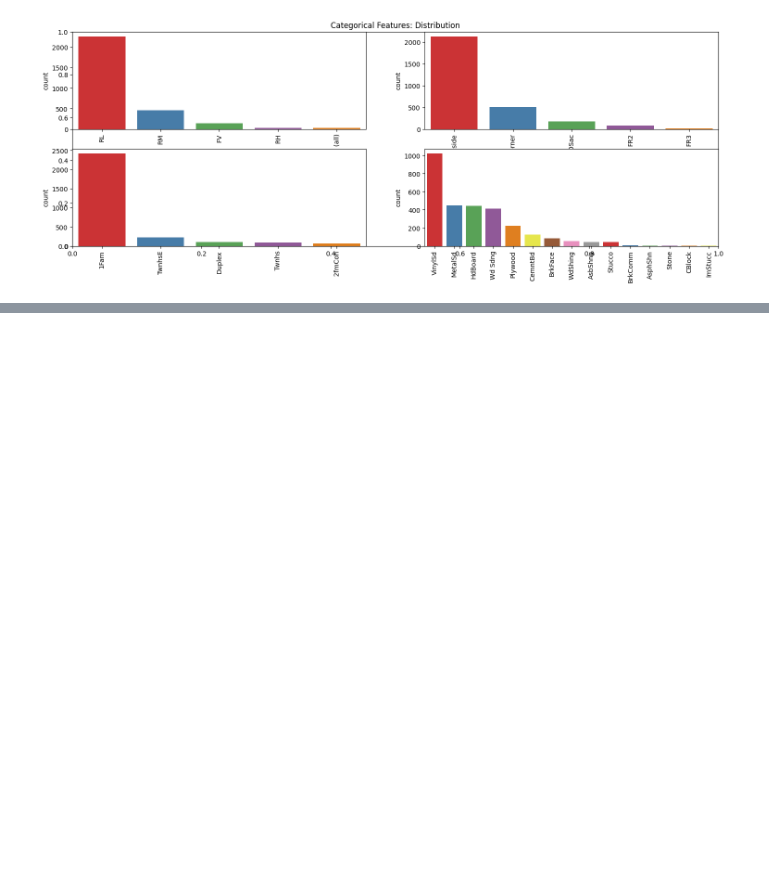
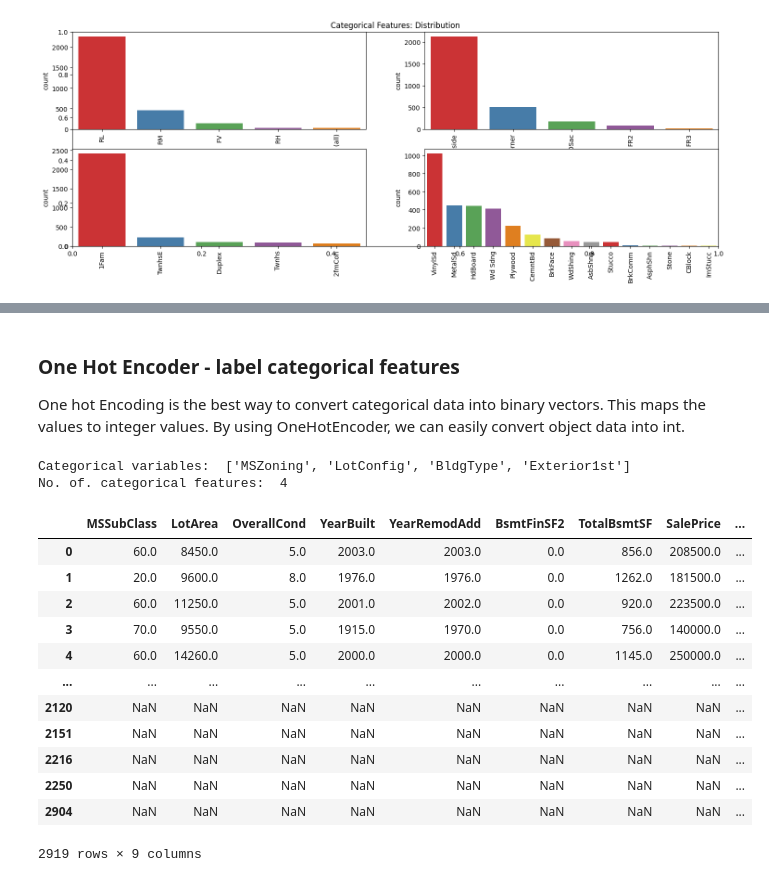
Before and after one commit to Liziye725/data_analysis_model, a Jupyter notebook: HousePricePrediction/HousePricePrediction.ipynb, the cells around one changed output, grey strips where cells are left out. Drawn from its saved outputs; the diff is of its cells as text; code cells hidden in the pictures; blank space fills up the shorter version.

Commit message:
Update for One Hot Encoder

```diff
--- a/HousePricePrediction/HousePricePrediction.ipynb
+++ b/HousePricePrediction/HousePricePrediction.ipynb
@@ -85,0 +105,3 @@ dataset.drop(['Id'], axis=1, inplace=True)
+# %%
+dataset['SalePrice'] = dataset['SalePrice'].fillna(dataset['SalePrice'].mean())
+print(dataset)
@@ -85,0 +126,3 @@ dataset.drop(['Id'], axis=1, inplace=True)
+# %%
+new_dataset = dataset.dropna()
+print(new_dataset)
@@ -85,0 +163,34 @@ dataset.drop(['Id'], axis=1, inplace=True)
+# %% [markdown]
+### One Hot Encoder - label categorical features
+One hot Encoding is the best way to convert categorical data into binary vectors. This maps the values to integer values. By using OneHotEncoder, we can easily convert object data into int.
+# %%
+from sklearn.preprocessing import OneHotEncoder
+
+s = (new_dataset.dtypes == 'object')
+object_cols = list(s[s].index)
+print("Categorical variables: ", object_cols)
+print('No. of. categorical features: ', len(object_cols))
+# %% [output]
+Categorical variables:  ['MSZoning', 'LotConfig', 'BldgType', 'Exterior1st']
+No. of. categorical features:  4
+# %%
+OHEncoder = OneHotEncoder()
+OHE_cols = pd.DataFrame(OHEncoder.fit_transform(new_dataset[object_cols]))
+ex = new_dataset.index
+umns = OHEncoder.get_feature_names_out()
+df_final = new_dataset.drop(object_cols, axis=1)
+pd.concat([df_final, OHE_cols], axis=1)
+# %% [output]
+|  | MSSubClass | LotArea | OverallCond | YearBuilt | YearRemodAdd | BsmtFinSF2 | TotalBsmtSF | SalePrice | ... |
+| 0 | 60.0 | 8450.0 | 5.0 | 2003.0 | 2003.0 | 0.0 | 856.0 | 208500.0 | ... |
+| 1 | 20.0 | 9600.0 | 8.0 | 1976.0 | 1976.0 | 0.0 | 1262.0 | 181500.0 | ... |
+| 2 | 60.0 | 11250.0 | 5.0 | 2001.0 | 2002.0 | 0.0 | 920.0 | 223500.0 | ... |
+| 3 | 70.0 | 9550.0 | 5.0 | 1915.0 | 1970.0 | 0.0 | 756.0 | 140000.0 | ... |
+| 4 | 60.0 | 14260.0 | 5.0 | 2000.0 | 2000.0 | 0.0 | 1145.0 | 250000.0 | ... |
+| ... | ... | ... | ... | ... | ... | ... | ... | ... | ... |
+| 2120 | NaN | NaN | NaN | NaN | NaN | NaN | NaN | NaN | ... |
+| 2151 | NaN | NaN | NaN | NaN | NaN | NaN | NaN | NaN | ... |
+| 2216 | NaN | NaN | NaN | NaN | NaN | NaN | NaN | NaN | ... |
+| 2250 | NaN | NaN | NaN | NaN | NaN | NaN | NaN | NaN | ... |
+| 2904 | NaN | NaN | NaN | NaN | NaN | NaN | NaN | NaN | ... |
+2919 rows × 9 columns
```
Also changed, not shown: parts of 4 cells of this notebook.
